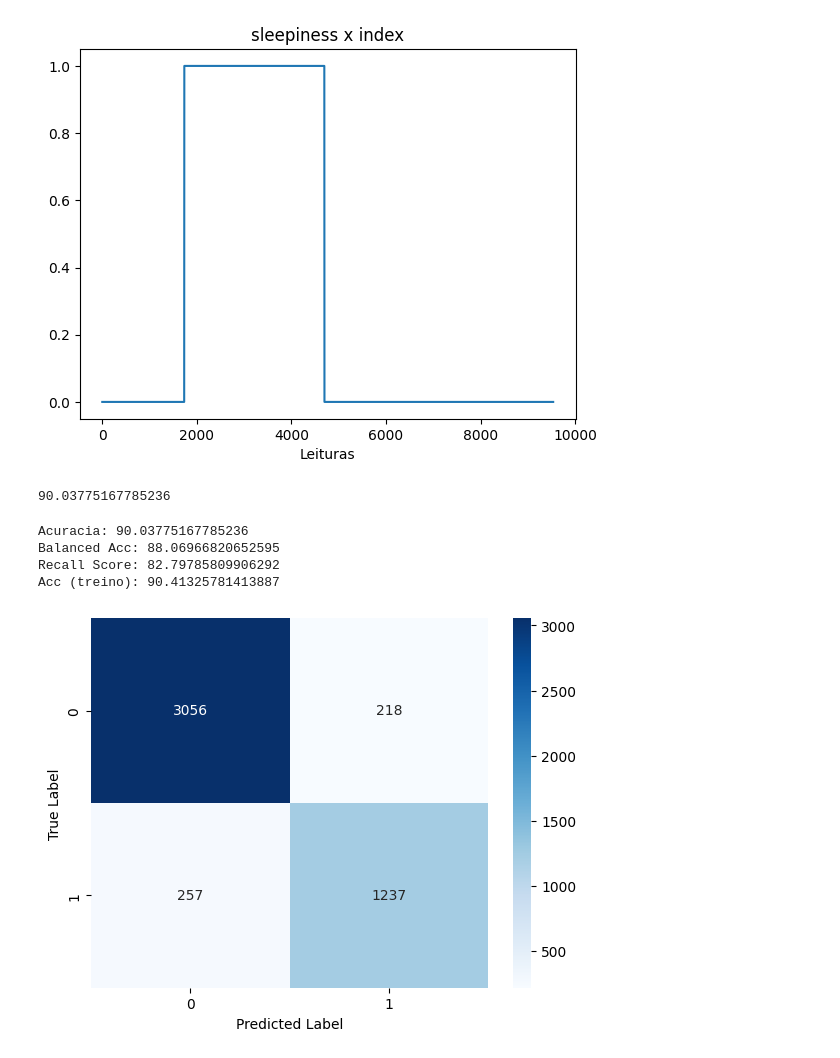
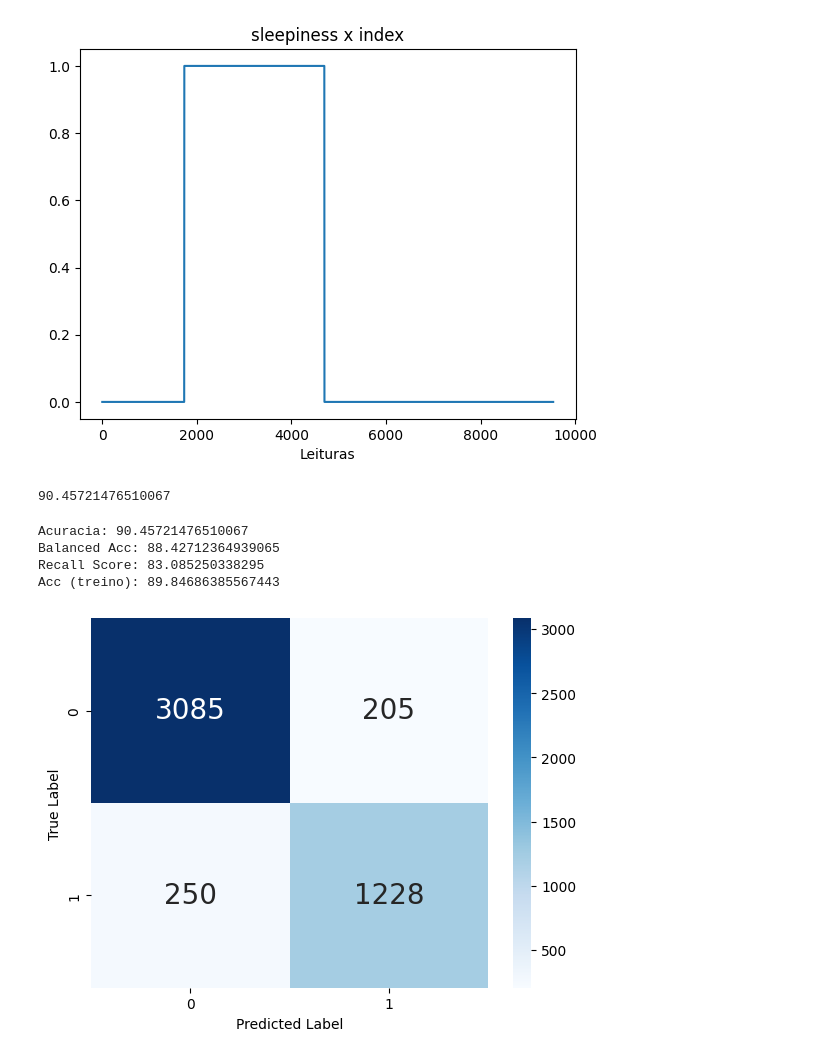
Before and after one commit to Mat-Nishi/WearableEDA, a Jupyter notebook: SVM.ipynb, the cells around one changed output. Cells and saved outputs as stored; diff of their text form; code cells hidden in the pictures.

```diff
--- a/SVM.ipynb
+++ b/SVM.ipynb
@@ -180,16 +180,18 @@ for var in items:
 
 le = preprocessing.LabelEncoder()
 label = "sleepiness"
+split = 0.5
 
 x = np.array(data.drop([label, 'dateTime'], 1))
 y = np.array(data[label])
-x_train, x_test, y_train, y_test = sklearn.model_selection.train_test_split(x, y, test_size=0.3)
+x_train, x_test, y_train, y_test = sklearn.model_selection.train_test_split(x, y, test_size=split)
 
 model = svm.SVC()
 model.fit(x_train, y_train)
 
 acc = model.score(x_test, y_test)
 predicted = model.predict(x_test)
+predTreino = model.predict(x_train)
 
 with open("predicoes/SVM.txt", "w") as outFile:
 
@@ -200,25 +202,25 @@ with open("predicoes/SVM.txt", "w") as outFile:
 
 print(float(acc)*100)
 # %% [output]
-90.03775167785236
+90.45721476510067
 # %%
 # avaliando metricas do modelo
 from sklearn.metrics import balanced_accuracy_score, recall_score, confusion_matrix
 print(f"Acuracia: {acc*100}")
 print(f"Balanced Acc: {balanced_accuracy_score(y_test, predicted) *100}")
 print(f"Recall Score: {recall_score(y_test, predicted)*100}")
 print(f"Acc (treino): {model.score(x_train, y_train)*100}")
 """fig = plot_confusion_matrix(model, x_test, y_test)
 plt.savefig(f'graphs/SVM_confusion_matrix.png', bbox_inches='tight')
 plt.show()"""
 cm = confusion_matrix(y_test, predicted)
-hm = sns.heatmap(cm, annot=True, fmt='d', cmap="Blues")
+hm = sns.heatmap(cm, annot=True, fmt='d', cmap="Blues",annot_kws={"size": 20})
 hm.set(xlabel='Predicted Label', ylabel='True Label')
 figure = hm.get_figure()
-figure.savefig('graphs/SVM_confusion_matrix.png', bbox_inches='tight', dpi=800)
+figure.savefig(f'graphs/SVM_confusionMatrix_{int(split*100)}-{int(100-(split*100))}.png', bbox_inches='tight', dpi=800)
 # %% [output]
-Acuracia: 90.03775167785236
-Balanced Acc: 88.06966820652595
-Recall Score: 82.79785809906292
-Acc (treino): 90.41325781413887
+Acuracia: 90.45721476510067
+Balanced Acc: 88.42712364939065
+Recall Score: 83.085250338295
+Acc (treino): 89.84686385567443
-[figure, old version]
+[figure, new version]
```
Also changed, not shown: parts of 1 cell of this notebook, 11 other files.
